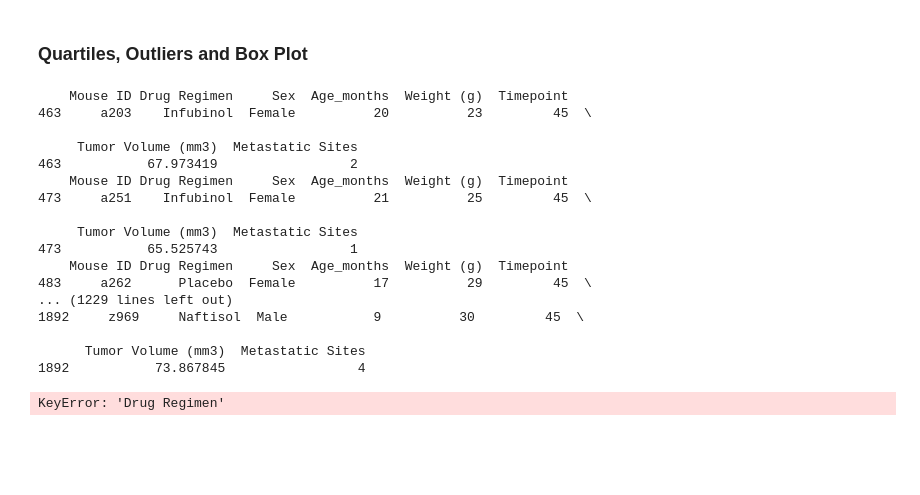
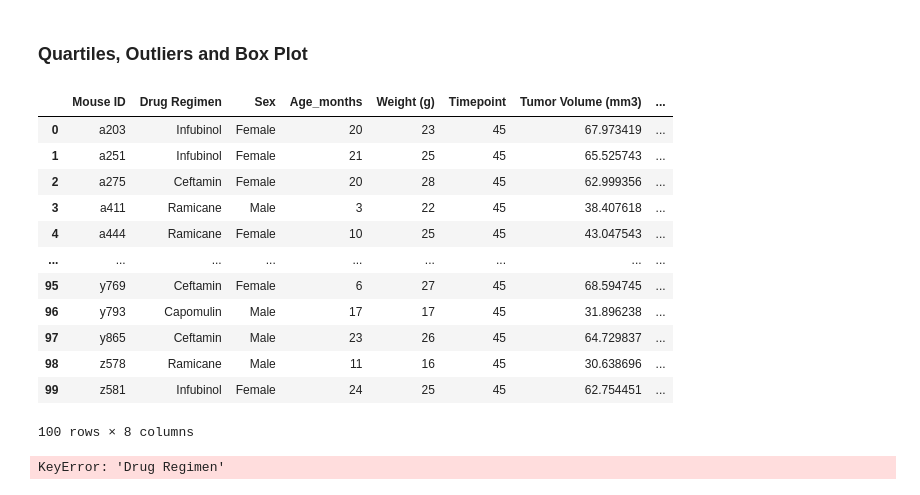
Before and after one commit to dmldatasci/matplotlib-challenge, a Jupyter notebook: pymaceuticals.ipynb, the cells around one changed output. Cells and saved outputs as stored; diff of their text form; code cells hidden in the pictures; blank space fills up the shorter version.

Commit message:
Second time through solving boxplot issues. Testing Git connection.

```diff
--- a/pymaceuticals.ipynb
+++ b/pymaceuticals.ipynb
@@ -183,29 +183,37 @@ plt.show()
 [figure]
 # %% [markdown]
 ### Quartiles, Outliers and Box Plot
-# %%
-maxes = clean_full_study.groupby(['Mouse ID'])['Timepoint'].max()
-
-for mouse in maxes.index.to_list():
-    print(clean_full_study[(clean_full_study['Mouse ID'] == mouse) & (clean_full_study['Timepoint'] == maxes[mouse])])
-# %% [output]
-    Mouse ID Drug Regimen     Sex  Age_months  Weight (g)  Timepoint
-463     a203    Infubinol  Female          20          23         45  \
-
-     Tumor Volume (mm3)  Metastatic Sites
-463           67.973419                 2
-    Mouse ID Drug Regimen     Sex  Age_months  Weight (g)  Timepoint
-473     a251    Infubinol  Female          21          25         45  \
-
-     Tumor Volume (mm3)  Metastatic Sites
-473           65.525743                 1
-    Mouse ID Drug Regimen     Sex  Age_months  Weight (g)  Timepoint
-483     a262      Placebo  Female          17          29         45  \
-... (1229 lines left out)
-1892     z969     Naftisol  Male           9          30         45  \
-
-      Tumor Volume (mm3)  Metastatic Sites
-1892           73.867845                 4
+# %%
+# calculate final tumor volume of each mouse across the most promising treatment regimens: capomulin, ramicane, infubinol, and ceftamin
+# construct a list of the drug regimens of interest
+promising_regimens = ['Capomulin', 'Ramicane', 'Infubinol', 'Ceftamin']
+
+# extract maximum `Timepoint` values for mice on regimens of interest
+maxes = clean_full_study.loc[clean_full_study['Drug Regimen'].isin(promising_regimens)].groupby(['Mouse ID'])['Timepoint'].max()
+
+# instantiate an empty list to hold relevant rows as we loop through
+max_timepoint_df_list = []
+
+# extract relevant rows
+for mouse in maxes.index.to_list():
+    max_timepoint_df_list.append(clean_full_study.loc[(clean_full_study['Mouse ID'] == mouse) & (clean_full_study['Timepoint'] == maxes[mouse])])
+
+
+final_timepoint_frame = pd.concat(max_timepoint_df_list).reset_index(drop=True)
+# %% [output]
+|  | Mouse ID | Drug Regimen | Sex | Age_months | Weight (g) | Timepoint | Tumor Volume (mm3) | ... |
+| 0 | a203 | Infubinol | Female | 20 | 23 | 45 | 67.973419 | ... |
+| 1 | a251 | Infubinol | Female | 21 | 25 | 45 | 65.525743 | ... |
+| 2 | a275 | Ceftamin | Female | 20 | 28 | 45 | 62.999356 | ... |
+| 3 | a411 | Ramicane | Male | 3 | 22 | 45 | 38.407618 | ... |
+| 4 | a444 | Ramicane | Female | 10 | 25 | 45 | 43.047543 | ... |
+| ... | ... | ... | ... | ... | ... | ... | ... | ... |
+| 95 | y769 | Ceftamin | Female | 6 | 27 | 45 | 68.594745 | ... |
+| 96 | y793 | Capomulin | Male | 17 | 17 | 45 | 31.896238 | ... |
+| 97 | y865 | Ceftamin | Male | 23 | 26 | 45 | 64.729837 | ... |
+| 98 | z578 | Ramicane | Male | 11 | 16 | 45 | 30.638696 | ... |
+| 99 | z581 | Infubinol | Female | 24 | 25 | 45 | 62.754451 | ... |
+100 rows × 8 columns
 # %%
 # calculate final tumor volume of each mouse across the most promising treatment regimens: capomulin, ramicane, infubinol, and ceftamin
 # extract the final timepoint for each mouse
```
Also changed, not shown: parts of 1 cell of this notebook, 1 other file.
